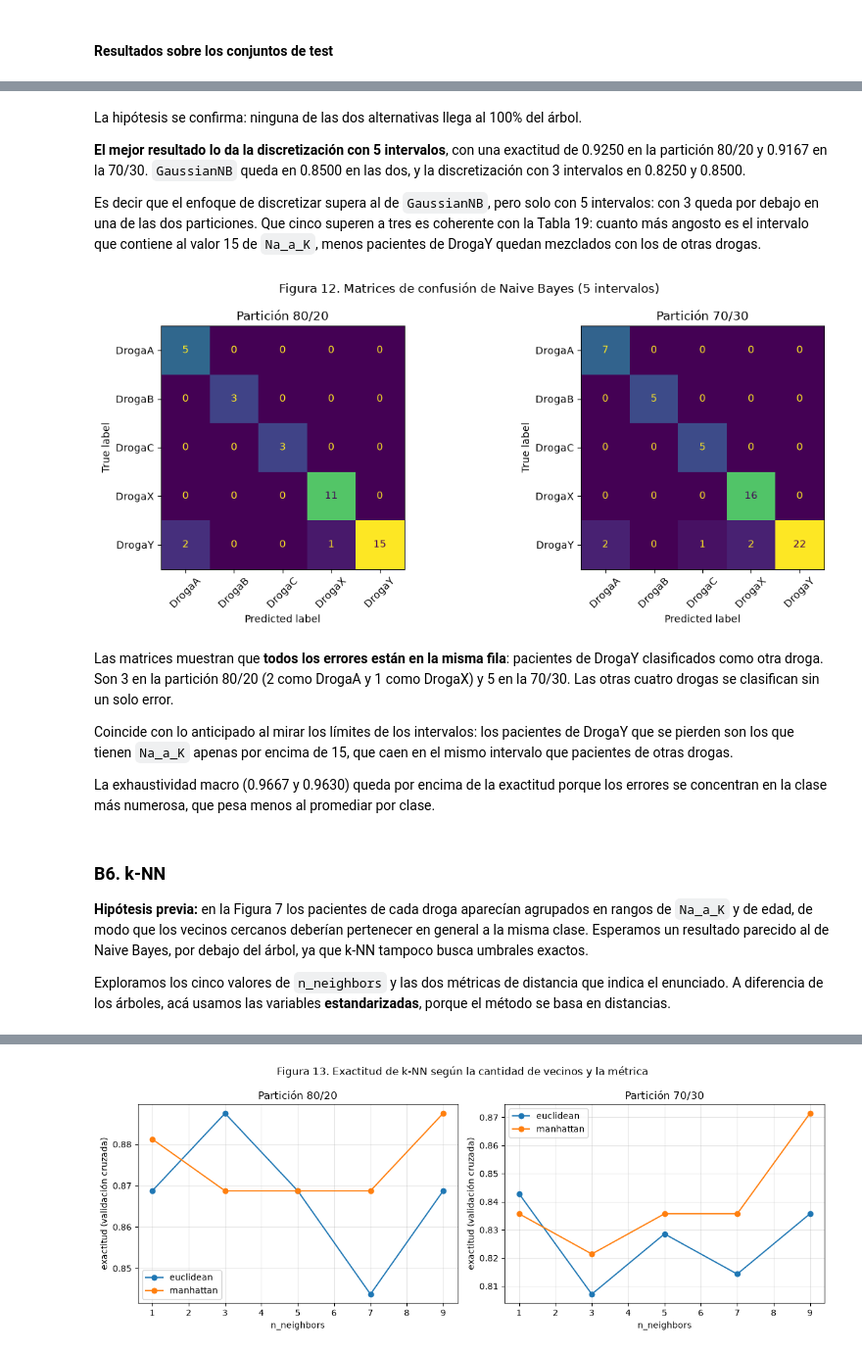
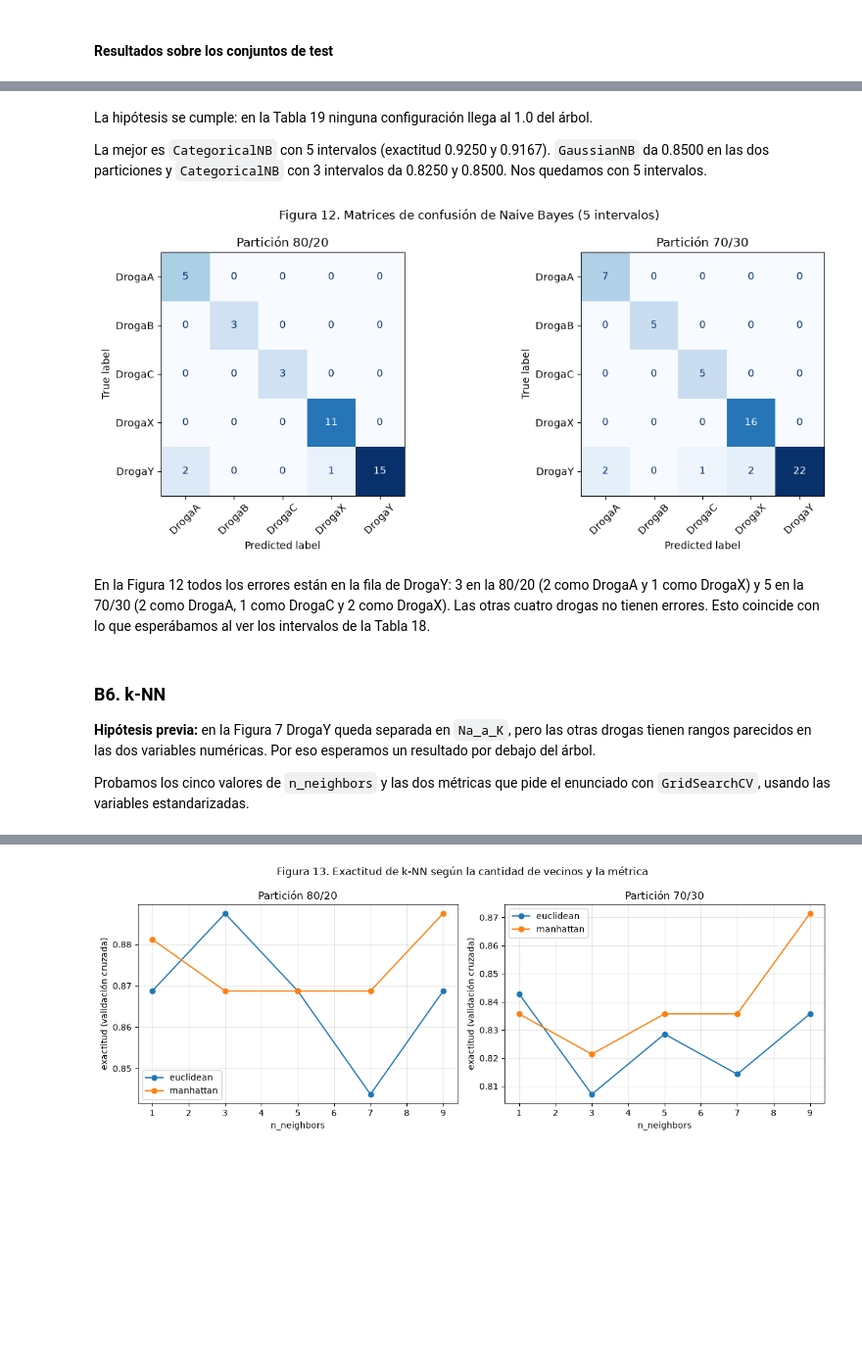
Before and after one commit to frankoespa/tuia-mineria-de-datos, a Jupyter notebook: tp2/tp2_mineria_renna_esparza.ipynb, the cells around one changed output, grey strips where cells are left out. Shown at 98% size. Cells and saved outputs as stored; diff of their text form; code cells hidden in the pictures; blank space fills up the shorter version.

```diff
--- a/tp2/tp2_mineria_renna_esparza.ipynb
+++ b/tp2/tp2_mineria_renna_esparza.ipynb
@@ -887,14 +841,15 @@ Tabla 18. Métricas del árbol de clasificación sobre los test
 # %%
-fig, axes = plt.subplots(nrows=1, ncols=2, figsize=(12, 5))
+def graficar_matrices(predicciones, titulo):
+    fig, axes = plt.subplots(nrows=1, ncols=2, figsize=(12, 5))
+    for i, nombre in enumerate(predicciones, 1):
+        ConfusionMatrixDisplay.from_predictions(
+            particiones_pac[nombre]["ytst"], predicciones[nombre], cmap=plt.cm.Blues,
+            ax=axes.flatten()[i-1], colorbar=False, xticks_rotation=45)
+        axes.flatten()[i-1].set_title(f"Partición {nombre}")
+    plt.suptitle(titulo)
+    plt.tight_layout()
+    plt.show()
 
-for ax, (nombre, (Xtrn, Xtst, ytrn, ytst, _, _)) in zip(axes, particiones_pac.items()):
-    modelo = busquedas_pac[nombre].best_estimator_
-    cm = confusion_matrix(ytst, modelo.predict(Xtst), labels=modelo.classes_)
-    ConfusionMatrixDisplay(confusion_matrix=cm, display_labels=modelo.classes_).plot(ax=ax, colorbar=False)
-    ax.set_title(f"Partición {nombre}")
-    ax.tick_params(axis="x", rotation=45)
 
-plt.suptitle("Figura 11. Matrices de confusión del árbol de clasificación")
-plt.tight_layout()
-plt.show()
+graficar_matrices(predicciones_arbol, "Figura 11. Matrices de confusión del árbol de clasificación")
 # %% [output]
@@ -1009,44 +951,19 @@ Tabla 20. Resultados de Naive Bayes sobre los test
 # %% [markdown]
-La hipótesis se confirma: ninguna de las dos alternativas llega al 100% del árbol.
+La hipótesis se cumple: en la Tabla 19 ninguna configuración llega al 1.0 del árbol.
 
-**El mejor resultado lo da la discretización con 5 intervalos**, con una exactitud de 0.9250 en la partición 80/20 y 0.9167 en la 70/30. `GaussianNB` queda en 0.8500 en las dos, y la discretización con 3 intervalos en 0.8250 y 0.8500.
-
-Es decir que el enfoque de discretizar supera al de `GaussianNB`, pero solo con 5 intervalos: con 3 queda por debajo en una de las dos particiones. Que cinco superen a tres es coherente con la Tabla 19: cuanto más angosto es el intervalo que contiene al valor 15 de `Na_a_K`, menos pacientes de DrogaY quedan mezclados con los de otras drogas.
+La mejor es `CategoricalNB` con 5 intervalos (exactitud 0.9250 y 0.9167). `GaussianNB` da 0.8500 en las dos particiones y `CategoricalNB` con 3 intervalos da 0.8250 y 0.8500. Nos quedamos con 5 intervalos.
 # %%
-fig, axes = plt.subplots(nrows=1, ncols=2, figsize=(12, 5))
-
-for ax, (nombre, (Xtrn, Xtst, ytrn, ytst, _, _)) in zip(axes, particiones_pac.items()):
-    disc = KBinsDiscretizer(n_bins=5, encode="ordinal", strategy="quantile")
-    disc.set_output(transform="pandas")
-    disc.fit(Xtrn[num_pac])
-
-    Xtrn_disc, Xtst_disc = Xtrn.copy(), Xtst.copy()
-    Xtrn_disc[num_pac] = disc.transform(Xtrn[num_pac])
-    Xtst_disc[num_pac] = disc.transform(Xtst[num_pac])
-
-    modelo = CategoricalNB().fit(Xtrn_disc, ytrn)
-    cm = confusion_matrix(ytst, modelo.predict(Xtst_disc), labels=modelo.classes_)
-    ConfusionMatrixDisplay(confusion_matrix=cm, display_labels=modelo.classes_).plot(ax=ax, colorbar=False)
-    ax.set_title(f"Partición {nombre}")
-    ax.tick_params(axis="x", rotation=45)
-
-plt.suptitle("Figura 12. Matrices de confusión de Naive Bayes (5 intervalos)")
-plt.tight_layout()
-plt.show()
+graficar_matrices(predicciones_bayes, "Figura 12. Matrices de confusión de Naive Bayes (5 intervalos)")
 # %% [output]
-[figure, old version]
+[figure, new version]
 # %% [markdown]
-Las matrices muestran que **todos los errores están en la misma fila**: pacientes de DrogaY clasificados como otra droga. Son 3 en la partición 80/20 (2 como DrogaA y 1 como DrogaX) y 5 en la 70/30. Las otras cuatro drogas se clasifican sin un solo error.
-
-Coincide con lo anticipado al mirar los límites de los intervalos: los pacientes de DrogaY que se pierden son los que tienen `Na_a_K` apenas por encima de 15, que caen en el mismo intervalo que pacientes de otras drogas.
-
-La exhaustividad macro (0.9667 y 0.9630) queda por encima de la exactitud porque los errores se concentran en la clase más numerosa, que pesa menos al promediar por clase.
+En la Figura 12 todos los errores están en la fila de DrogaY: 3 en la 80/20 (2 como DrogaA y 1 como DrogaX) y 5 en la 70/30 (2 como DrogaA, 1 como DrogaC y 2 como DrogaX). Las otras cuatro drogas no tienen errores. Esto coincide con lo que esperábamos al ver los intervalos de la Tabla 18.
 # %% [markdown]
 ### B6. k-NN
 
-**Hipótesis previa:** en la Figura 7 los pacientes de cada droga aparecían agrupados en rangos de `Na_a_K` y de edad, de modo que los vecinos cercanos deberían pertenecer en general a la misma clase. Esperamos un resultado parecido al de Naive Bayes, por debajo del árbol, ya que k-NN tampoco busca umbrales exactos.
+**Hipótesis previa:** en la Figura 7 DrogaY queda separada en `Na_a_K`, pero las otras drogas tienen rangos parecidos en las dos variables numéricas. Por eso esperamos un resultado por debajo del árbol.
 
-Exploramos los cinco valores de `n_neighbors` y las dos métricas de distancia que indica el enunciado. A diferencia de los árboles, acá usamos las variables **estandarizadas**, porque el método se basa en distancias.
+Probamos los cinco valores de `n_neighbors` y las dos métricas que pide el enunciado con `GridSearchCV`, usando las variables estandarizadas.
 # %%
 grilla_knn = {"n_neighbors": [1, 3, 5, 7, 9],
               "metric": ["euclidean", "manhattan"]}
```
Also changed, not shown: parts of 94 cells of this notebook, 2 other files.
